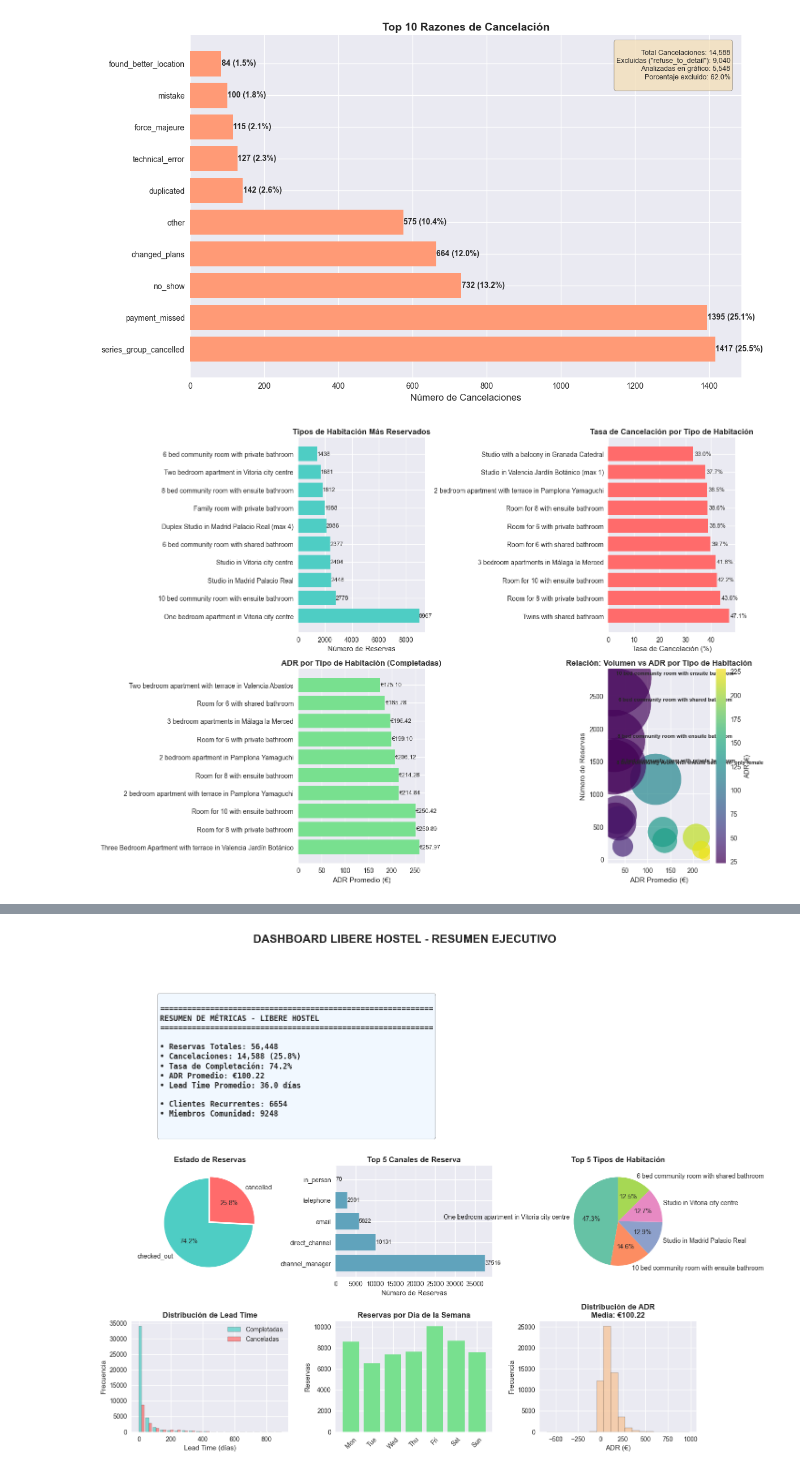
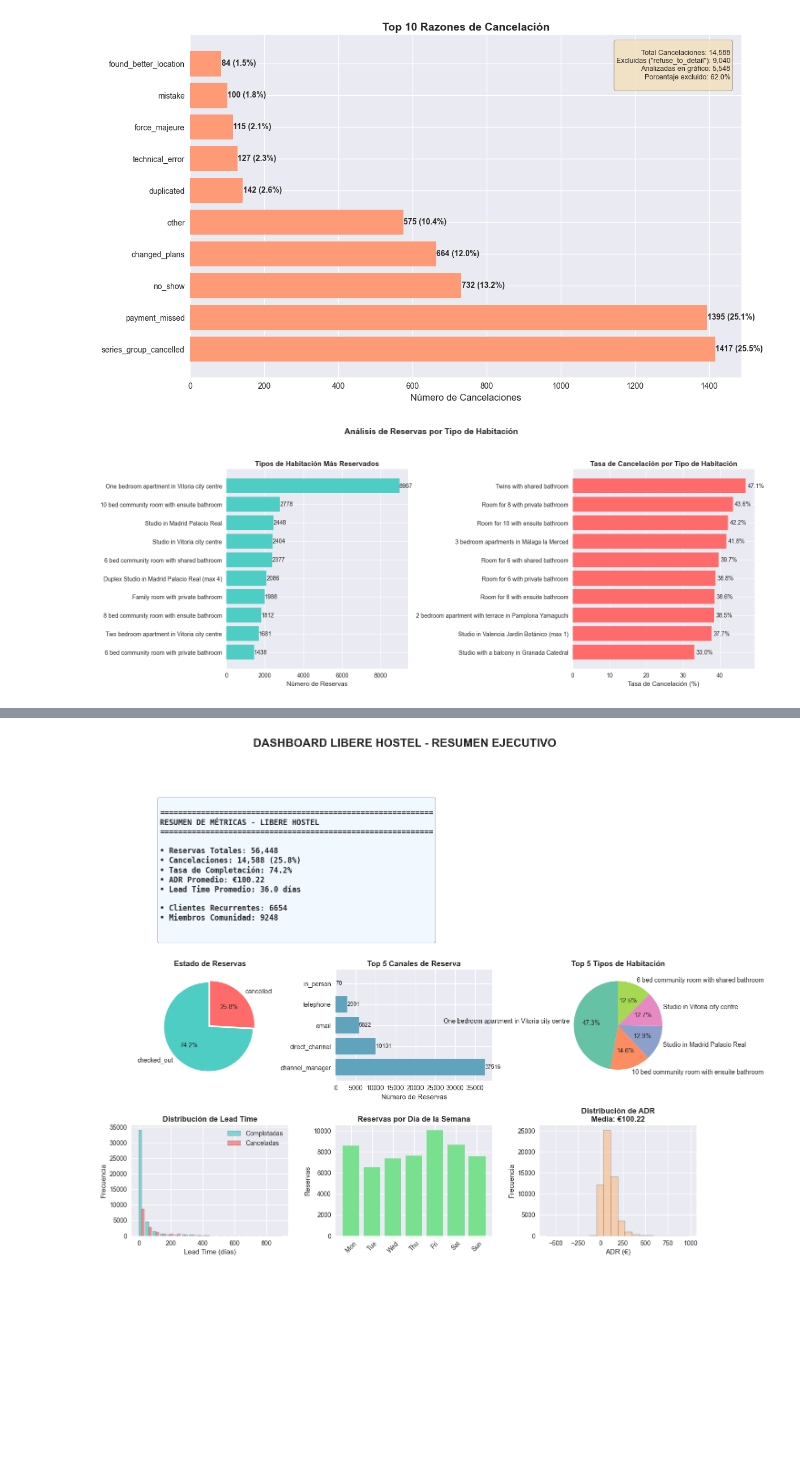
Before and after one commit to javierllorenteMon/RETO_06_VerdeOSCURO, a Jupyter notebook: Analisis_Exploratorio.ipynb, the cells around one changed output, grey strips where cells are left out. Cells and saved outputs as stored; diff of their text form; code cells hidden in the pictures; blank space fills up the shorter version.

```diff
--- a/Analisis_Exploratorio.ipynb
+++ b/Analisis_Exploratorio.ipynb
@@ -245,90 +247,63 @@ sns.set_palette("husl")
 
 # Cargar datos
 path_datos = os.path.join('Datos','Originales')
 filename = os.path.join(path_datos,'cancellation_data.csv')
 df = pd.read_csv(filename)
 df['is_cancelled'] = df['status'] == 'cancelled'
 
 # Convertir ADR a numérico
 df['total_adr'] = pd.to_numeric(df['total_adr'], errors='coerce')
 
-# GRÁFICO 5: Tipos de Habitación y ADR
-fig, axes = plt.subplots(2, 2, figsize=(14, 10))
+# Crear figura con 2 gráficos (1 fila, 2 columnas)
+fig, axes = plt.subplots(1, 2, figsize=(16, 6))
 
 if 'requested_category_name' in df.columns:
-    # 1. Tipos más reservados
+    # 1. Tipos de habitación más reservados
     room_counts = df['requested_category_name'].value_counts().head(10)
 
-    axes[0,0].barh(range(len(room_counts)), room_counts.values, color='#4ecdc4')
-    axes[0,0].set_yticks(range(len(room_counts)))
-    axes[0,0].set_yticklabels(room_counts.index)
-    axes[0,0].set_xlabel('Número de Reservas', fontsize=11)
-    axes[0,0].set_title('Tipos de Habitación Más Reservados', fontsize=12, fontweight='bold')
+    axes[0].barh(range(len(room_counts)), room_counts.values, color='#4ecdc4')
+    axes[0].set_yticks(range(len(room_counts)))
+    axes[0].set_yticklabels(room_counts.index)
+    axes[0].set_xlabel('Número de Reservas', fontsize=11)
+    axes[0].set_title('Tipos de Habitación Más Reservados', fontsize=12, fontweight='bold')
+    axes[0].invert_yaxis()  # Mostrar el más grande arriba
 
     for i, v in enumerate(room_counts.values):
-        axes[0,0].text(v + 0.5, i, str(v), va='center', fontsize=9)
+        axes[0].text(v + 0.5, i, str(v), va='center', fontsize=10)
 
-    # 2. Tasa de cancelación por tipo
+    # 2. Tasa de cancelación por tipo de habitación
     cancel_by_room = df.groupby('requested_category_name')['is_cancelled'].mean() * 100
     cancel_by_room = cancel_by_room.sort_values(ascending=False).head(10)
 
-    axes[0,1].barh(range(len(cancel_by_room)), cancel_by_room.values, color='#ff6b6b')
-    axes[0,1].set_yticks(range(len(cancel_by_room)))
-    axes[0,1].set_yticklabels(cancel_by_room.index)
-    axes[0,1].set_xlabel('Tasa de Cancelación (%)', fontsize=11)
-    axes[0,1].set_title('Tasa de Cancelación por Tipo de Habitación', fontsize=12, fontweight='bold')
+    axes[1].barh(range(len(cancel_by_room)), cancel_by_room.values, color='#ff6b6b')
+    axes[1].set_yticks(range(len(cancel_by_room)))
+    axes[1].set_yticklabels(cancel_by_room.index)
+    axes[1].set_xlabel('Tasa de Cancelación (%)', fontsize=11)
+    axes[1].set_title('Tasa de Cancelación por Tipo de Habitación', fontsize=12, fontweight='bold')
+    axes[1].invert_yaxis()  # Mostrar el más alto arriba
 
     for i, v in enumerate(cancel_by_room.values):
-        axes[0,1].text(v + 0.5, i, f'{v:.1f}%', va='center', fontsize=9)
+        axes[1].text(v + 0.5, i, f'{v:.1f}%', va='center', fontsize=10)
 
-    # 3. ADR promedio por tipo
-    if 'total_adr' in df.columns:
-        completed_df = df[df['is_cancelled'] == False]
-        if not completed_df.empty:
-            adr_by_room = completed_df.groupby('requested_category_name')['total_adr'].mean()
-            adr_by_room = adr_by_room.sort_values(ascending=False).head(10)
+    # Ajustar ejes Y para mejor alineación
+    axes[0].tick_params(axis='y', labelsize=10)
+    axes[1].tick_params(axis='y', labelsize=10)
 
-            axes[1,0].barh(range(len(adr_by_room)), adr_by_room.values, color='#78e08f')
-            axes[1,0].set_yticks(range(len(adr_by_room)))
-            axes[1,0].set_yticklabels(adr_by_room.index)
-            axes[1,0].set_xlabel('ADR Promedio (€)', fontsize=11)
-            axes[1,0].set_title('ADR por Tipo de Habitación (Completadas)', fontsize=12, fontweight='bold')
+else:
+    # Si no existe la columna 'requested_category_name', mostrar mensaje
+    axes[0].text(0.5, 0.5, 'Columna "requested_category_name" no encontrada\nen los datos',
+                ha='center', va='center', fontsize=12, transform=axes[0].transAxes)
+    axes[0].set_title('Tipos de Habitación Más Reservados', fontsize=12, fontweight='bold')
 
-            for i, v in enumerate(adr_by_room.values):
-                axes[1,0].text(v + 0.5, i, f'€{v:.2f}', va='center', fontsize=9)
+    axes[1].text(0.5, 0.5, 'Columna "requested_category_name" no encontrada\nen los datos',
+                ha='center', va='center', fontsize=12, transform=axes[1].transAxes)
+    axes[1].set_title('Tasa de Cancelación por Tipo de Habitación', fontsize=12, fontweight='bold')
 
-    # 4. Volumen vs ADR (bubble chart)
-    if 'total_adr' in df.columns:
-        room_stats = df.groupby('requested_category_name').agg({
-            'is_cancelled': 'count',
-            'total_adr': 'mean'
-        }).rename(columns={'is_cancelled': 'count', 'total_adr': 'avg_adr'})
+# Título general
+plt.suptitle('Análisis de Reservas por Tipo de Habitación', fontsize=14, fontweight='bold', y=1.05)
 
-        # Filtrar para tener mejor visualización
-        room_stats = room_stats[room_stats['count'] > 5].head(15)
-
-        scatter = axes[1,1].scatter(room_stats['avg_adr'], room_stats['count'],
-                                   s=room_stats['count']*5,  # Tamaño por volumen
-                                   c=room_stats['avg_adr'],  # Color por ADR
-                                   cmap='viridis', alpha=0.7)
-
-        axes[1,1].set_xlabel('ADR Promedio (€)', fontsize=11)
-        axes[1,1].set_ylabel('Número de Reservas', fontsize=11)
-        axes[1,1].set_title('Relación: Volumen vs ADR por Tipo de Habitación',
-                           fontsize=12, fontweight='bold')
-
-        # Añadir etiquetas para los puntos más grandes
-        for idx, row in room_stats.iterrows():
-            if row['count'] > room_stats['count'].quantile(0.7):  # Etiquetar solo los más grandes
-                axes[1,1].annotate(idx, (row['avg_adr'], row['count']),
-                                 xytext=(5, 5), textcoords='offset points',
-                                 fontsize=8, fontweight='bold')
-
-        # Barra de color
-        cbar = plt.colorbar(scatter, ax=axes[1,1])
-        cbar.set_label('ADR (€)', fontsize=10)
-
+# Ajustar layout
 plt.tight_layout()
 plt.show()
 # %% [output]
-[figure, old version]
+[figure, new version]
```
Also changed, not shown: parts of 3 cells of this notebook.
